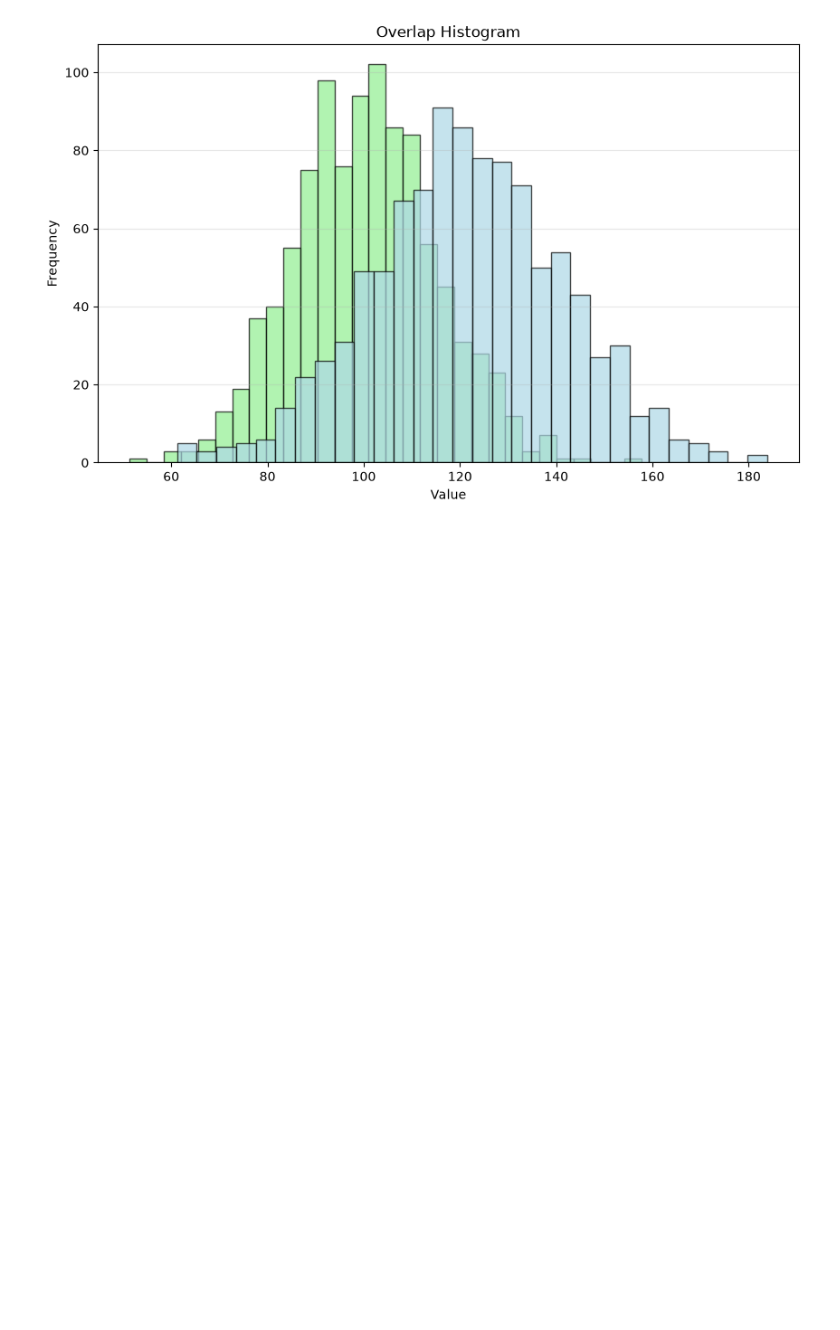
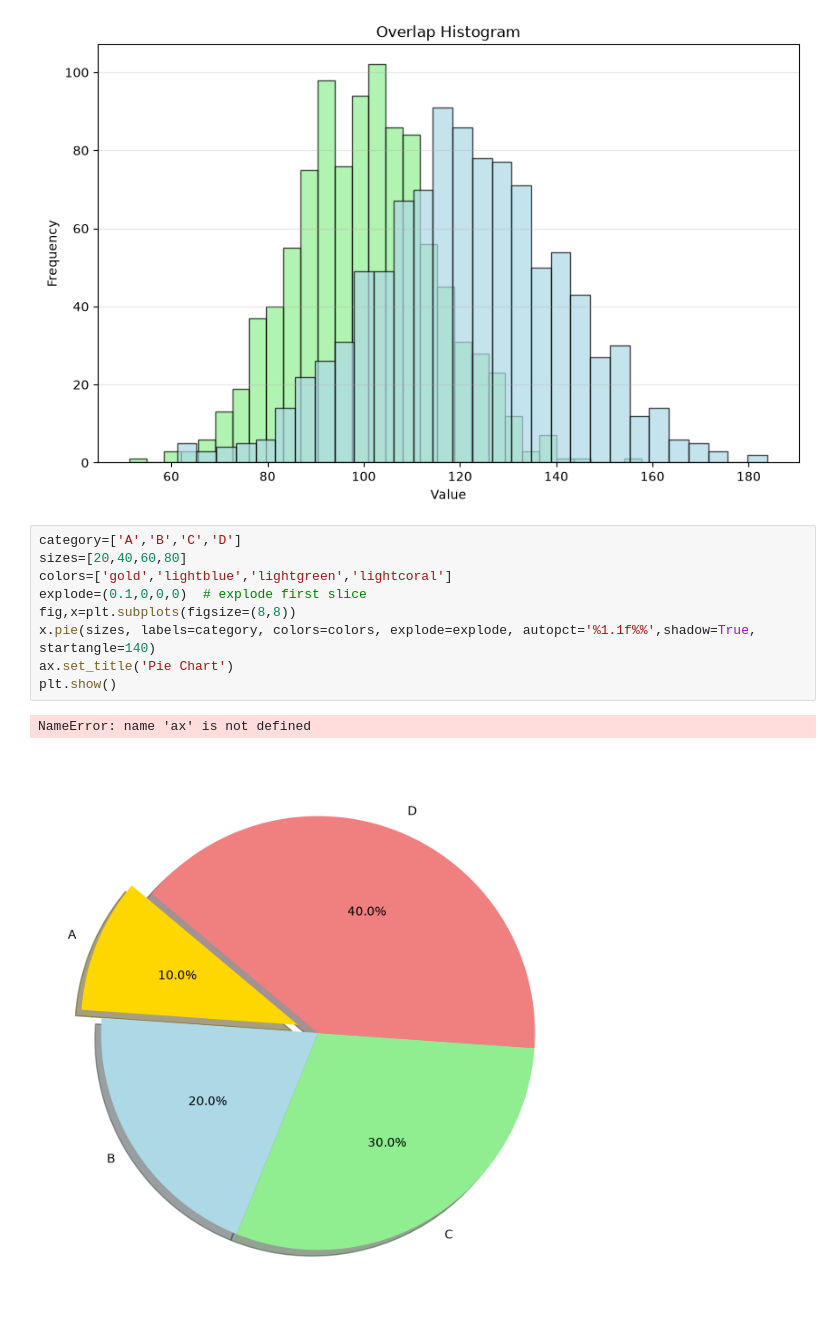
Before and after one commit to CodeCrafted-jpg/Pandas-NumPy-and-Matplotlib, a Jupyter notebook: Matplotlib/Matplotlib.ipynb, the cells around one changed output. Drawn from its saved outputs; the diff is of its cells as text; blank space fills up the shorter version.

Commit message:
pie chart

```diff
--- a/Matplotlib/Matplotlib.ipynb
+++ b/Matplotlib/Matplotlib.ipynb
@@ -133,3 +133,15 @@ plt.grid(True,alpha=0.3,axis='y')
 plt.show()
 # %% [output]
 [figure]
+# %%
+category=['A','B','C','D']
+sizes=[20,40,60,80]
+colors=['gold','lightblue','lightgreen','lightcoral']
+explode=(0.1,0,0,0)  # explode first slice
+fig,x=plt.subplots(figsize=(8,8))
+x.pie(sizes, labels=category, colors=colors, explode=explode, autopct='%1.1f%%',shadow=True, startangle=140)
+ax.set_title('Pie Chart')
+plt.show()
+# %% [output]
+NameError: name 'ax' is not defined
+[figure, added]
```
Also changed, not shown: parts of 1 cell of this notebook.
